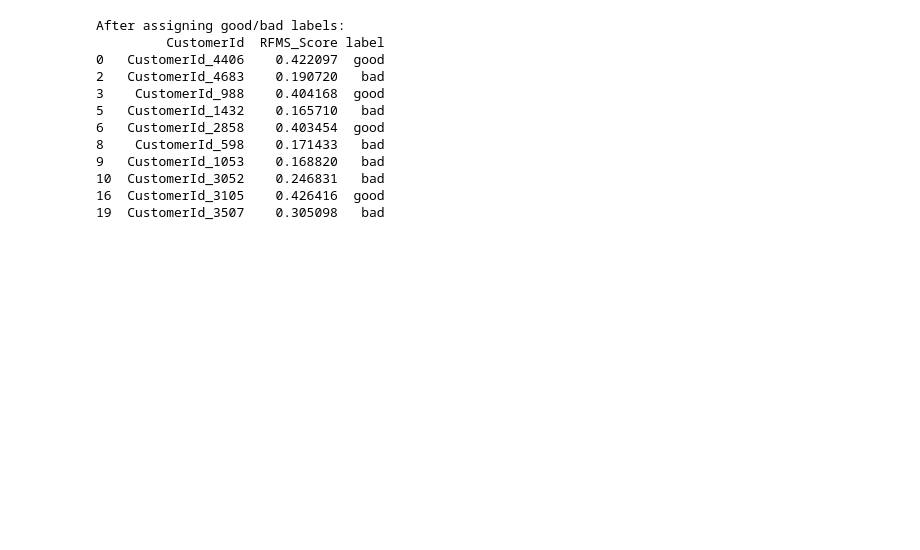
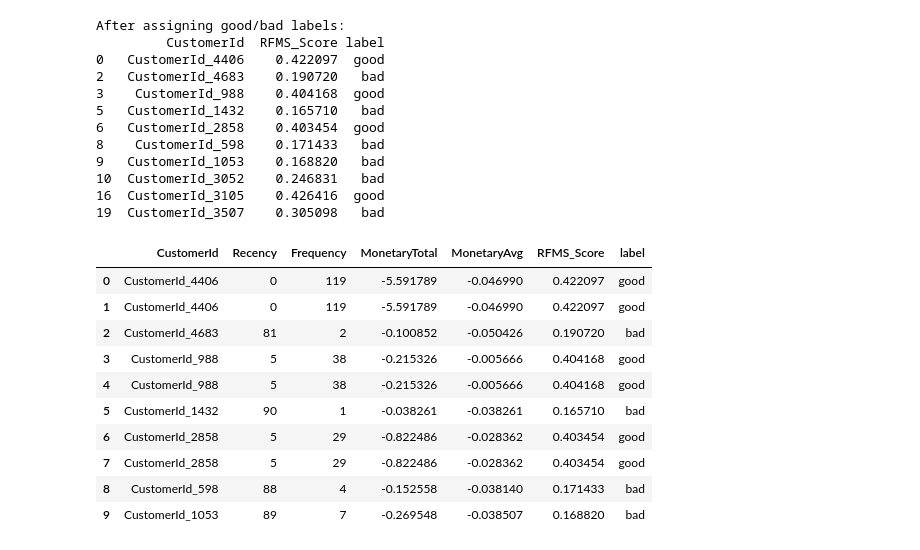
Before and after one commit to nebiyu-getachew/bati-bank-credit-scoring, a Jupyter notebook: notebooks/task_3.ipynb, the cells around one changed output. Saved outputs shown, nothing was run; the diff lists cells and outputs as text; code cells hidden in the pictures; blank space fills up the shorter version.

```diff
--- a/notebooks/task_3.ipynb
+++ b/notebooks/task_3.ipynb
@@ -268,0 +271,15 @@ After assigning good/bad labels:
+# %%
+# Display RFMS values along with RFM_Score and risk label
+data[['CustomerId',	'Recency',	'Frequency',	'MonetaryTotal','MonetaryAvg',	'RFMS_Score','label']].head(10)
+# %% [output]
+|  | CustomerId | Recency | Frequency | MonetaryTotal | MonetaryAvg | RFMS_Score | label |
+| 0 | CustomerId_4406 | 0 | 119 | -5.591789 | -0.046990 | 0.422097 | good |
+| 1 | CustomerId_4406 | 0 | 119 | -5.591789 | -0.046990 | 0.422097 | good |
+| 2 | CustomerId_4683 | 81 | 2 | -0.100852 | -0.050426 | 0.190720 | bad |
+| 3 | CustomerId_988 | 5 | 38 | -0.215326 | -0.005666 | 0.404168 | good |
+| 4 | CustomerId_988 | 5 | 38 | -0.215326 | -0.005666 | 0.404168 | good |
+| 5 | CustomerId_1432 | 90 | 1 | -0.038261 | -0.038261 | 0.165710 | bad |
+| 6 | CustomerId_2858 | 5 | 29 | -0.822486 | -0.028362 | 0.403454 | good |
+| 7 | CustomerId_2858 | 5 | 29 | -0.822486 | -0.028362 | 0.403454 | good |
+| 8 | CustomerId_598 | 88 | 4 | -0.152558 | -0.038140 | 0.171433 | bad |
+| 9 | CustomerId_1053 | 89 | 7 | -0.269548 | -0.038507 | 0.168820 | bad |
```
Also changed, not shown: parts of 2 cells of this notebook, 2 other files.
